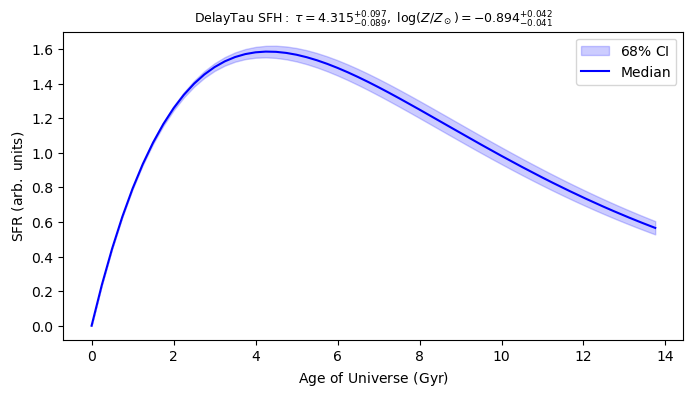
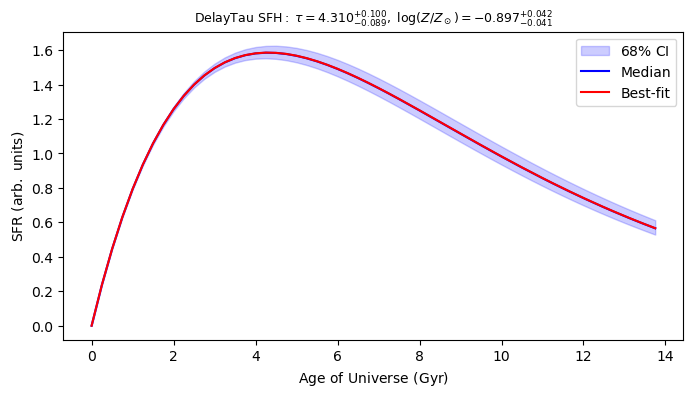
The notebook cell's code change between the first figure and the second:
--- before
+++ after
@@ -9,4 +9,6 @@
 
 sfr_grid = np.zeros((n_use, len(cosmic_time)))
+
+sfr_best_fit = sfh_m.evaluate(like_m.ssp.time)
 for k in range(n_use):
     kw = {n: post_m[idx[k], j] for n, j in _sfh_idx.items()}
@@ -21,4 +23,5 @@
 ax.fill_between(cosmic_time, sfr_lo, sfr_hi, color='b', alpha=0.2, label=r'$68\%$ CI')
 ax.plot(cosmic_time, sfr_med, 'b-', lw=1.5, label='Median')
+ax.plot(cosmic_time, sfr_best_fit, 'r-', lw=1.5, label='Best-fit')
 ax.set_xlabel(r'$\mathrm{Age\ of\ Universe\ (Gyr)}$')
 ax.set_ylabel(r'$\mathrm{SFR\ (arb.\ units)}$')

Commit: Sync